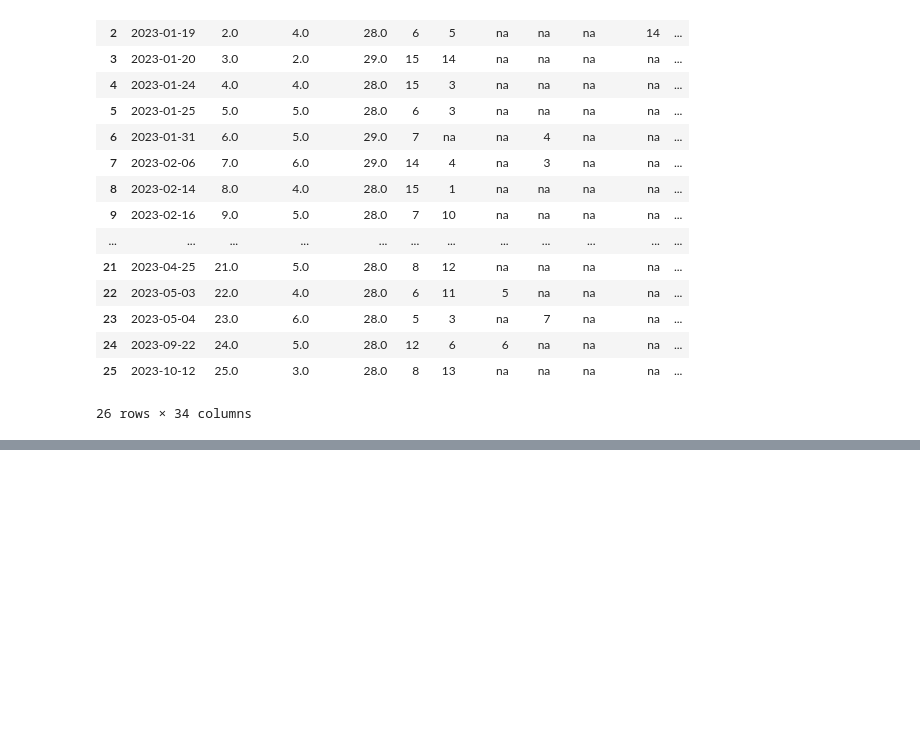
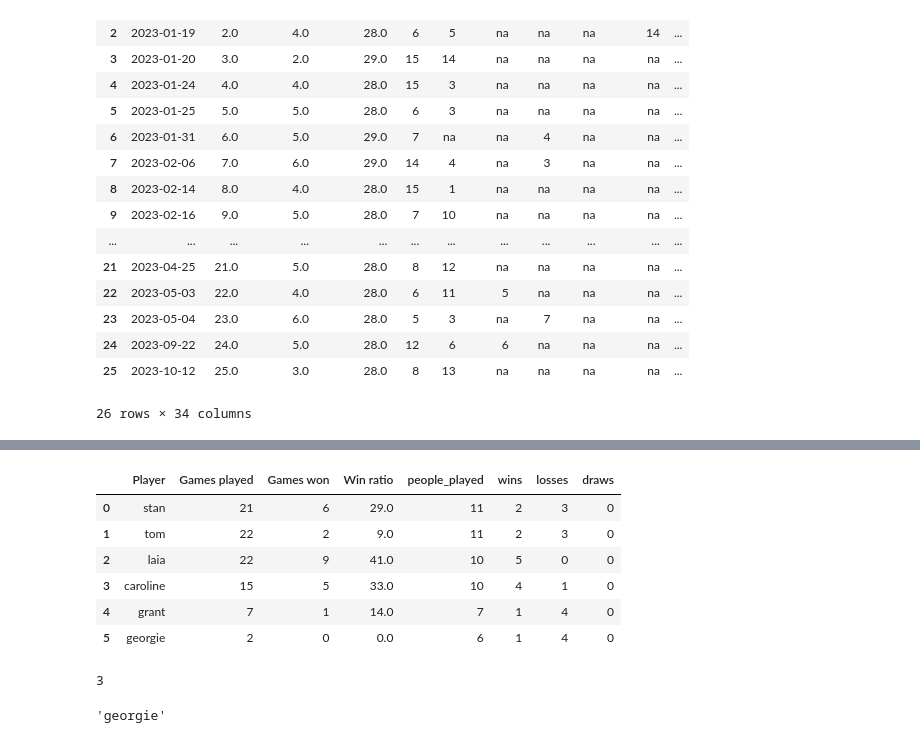
Before and after one commit to laiagf/bichitos, a Jupyter notebook: bichos.ipynb, the cells around one changed output, grey strips where cells are left out. Saved outputs shown, nothing was run; the diff lists cells and outputs as text; code cells hidden in the pictures; blank space fills up the shorter version.

```diff
--- a/bichos.ipynb
+++ b/bichos.ipynb
@@ -176,0 +236,2 @@ fig.add_trace(go.Scatter(x=df_filtered_m.date, y=df_filtered_m.morale_value, nam
+# %%
+df_top_players.sort_values('people_played', inplace=True, ascending=False)
@@ -176,0 +242,37 @@ fig.add_trace(go.Scatter(x=df_filtered_m.date, y=df_filtered_m.morale_value, nam
+# %%
+dropped_players = []
+for i in df_top_players.index:
+    if i not in dropped_players:
+        player_matches = matches[i]
+        dropped_players = dropped_players + [i for i, x in enumerate(player_matches) if x == 0]
+# %%
+df_league_players = df_top_players[~df_top_players.index.isin(dropped_players)]
+# %%
+league_players = list(df_league_players.Player)
+df_league_players['wins'] = ''
+df_league_players['losses'] = ''
+df_league_players['draws'] = ''
+for i in df_league_players.index:
+    p1 = df_league_players.Player[i]
+    df_p1 = df_filtered[df_filtered[p1]!='na']
+    wins = 0
+    losses = 0
+    draws = 0
+    for p2 in league_players:
+        if p1==p2:
+            pass
+        else:
+            df_p1_p2 = df_p1[df_p1[p2]!='na']
+            if (p1=='laia') & (p2=='caroline'):
+                print(p1_bichos, p2_bichos)
+            p1_bichos = df_p1_p2[p1].sum()
+            p2_bichos = df_p1_p2[p2].sum()
+            if p1_bichos>p2_bichos:
+                wins+=1
+            if p1_bichos<p2_bichos:
+                losses+=1
+            if p1_bichos==p2_bichos:
+                draws+=1
+        df_league_players.wins[i]=wins
+        df_league_players.losses[i]=losses
+        df_league_players.draws[i]=draws
@@ -176,0 +298,18 @@ fig.add_trace(go.Scatter(x=df_filtered_m.date, y=df_filtered_m.morale_value, nam
+# %%
+df_league_players
+# %% [output]
+|  | Player | Games played | Games won | Win ratio | people_played | wins | losses | draws |
+| 0 | stan | 21 | 6 | 29.0 | 11 | 2 | 3 | 0 |
+| 1 | tom | 22 | 2 | 9.0 | 11 | 2 | 3 | 0 |
+| 2 | laia | 22 | 9 | 41.0 | 10 | 5 | 0 | 0 |
+| 3 | caroline | 15 | 5 | 33.0 | 10 | 4 | 1 | 0 |
+| 4 | grant | 7 | 1 | 14.0 | 7 | 1 | 4 | 0 |
+| 5 | georgie | 2 | 0 | 0.0 | 6 | 1 | 4 | 0 |
+# %%
+p2_bichos
+# %% [output]
+3
+# %%
+p2
+# %% [output]
+'georgie'
```
Also changed, not shown: parts of 12 cells of this notebook, 1 other file.
